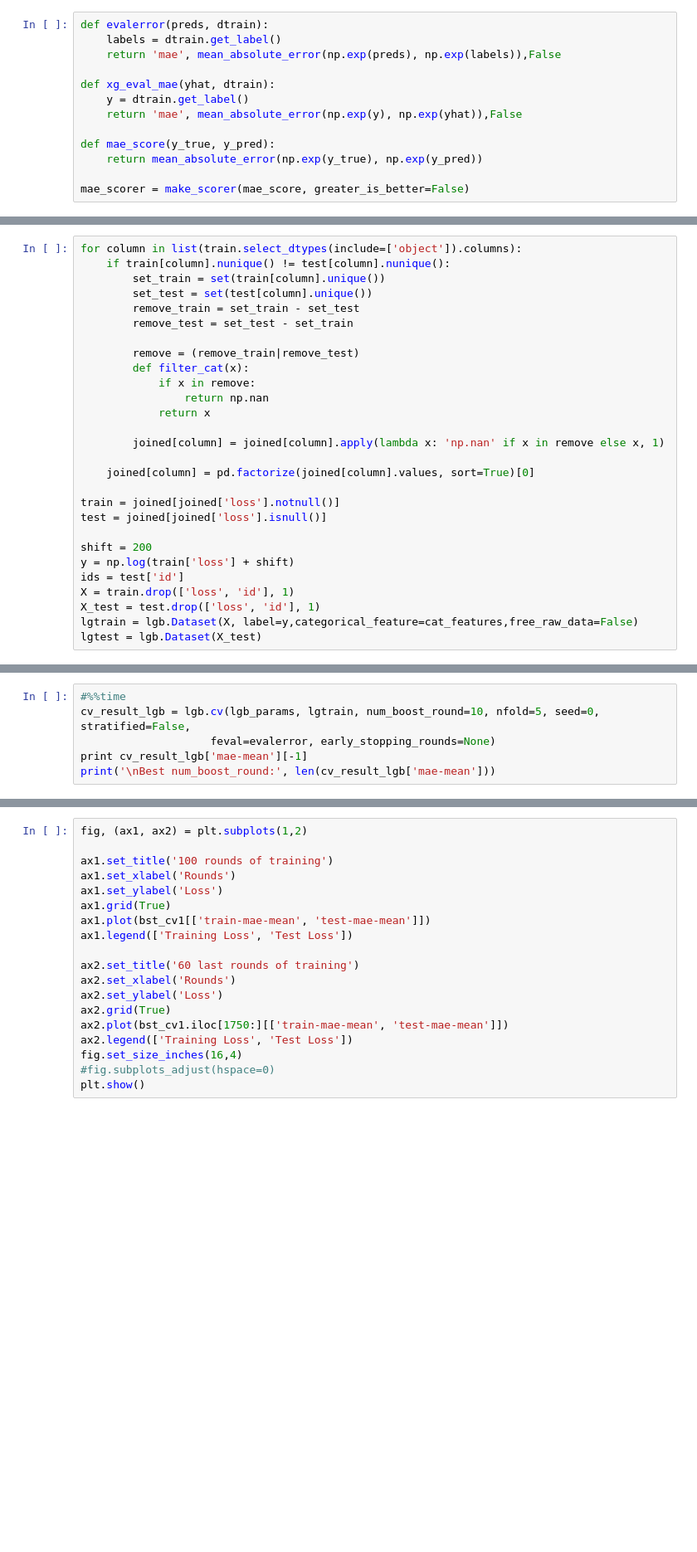
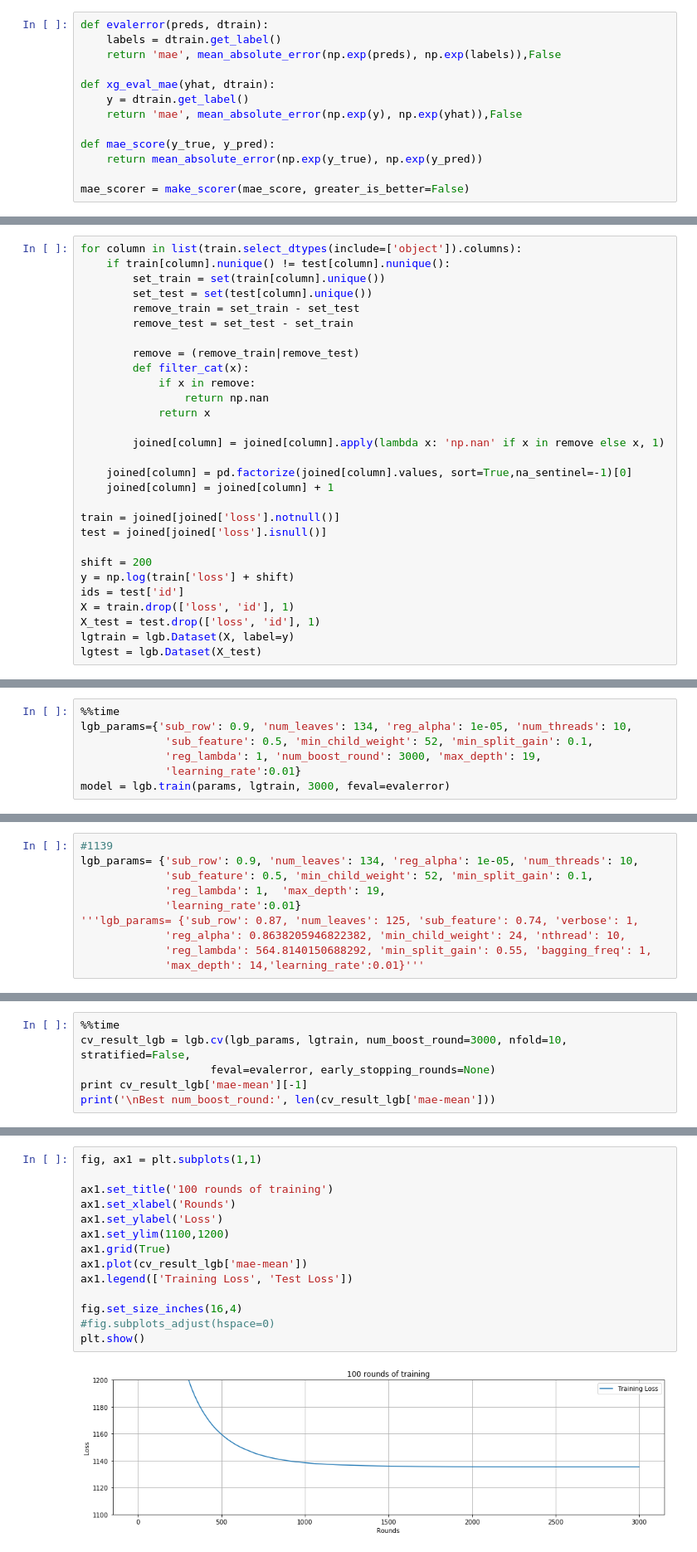
Before and after one commit to ShichengChen/kaggle, a Jupyter notebook: AllstateClaimsSeverity/lgbtune.ipynb, the cells around one changed output, grey strips where cells are left out. Shown at 83% size. Saved outputs shown, nothing was run; the diff lists cells and outputs as text; blank space fills up the shorter version.

```diff
--- a/AllstateClaimsSeverity/lgbtune.ipynb
+++ b/AllstateClaimsSeverity/lgbtune.ipynb
@@ -79,7 +80,8 @@ for column in list(train.select_dtypes(include=['object']).columns):
 
         joined[column] = joined[column].apply(lambda x: 'np.nan' if x in remove else x, 1)
 
-    joined[column] = pd.factorize(joined[column].values, sort=True)[0]
+    joined[column] = pd.factorize(joined[column].values, sort=True,na_sentinel=-1)[0]
+    joined[column] = joined[column] + 1
 
 train = joined[joined['loss'].notnull()]
 test = joined[joined['loss'].isnull()]
@@ -89,5 +91,5 @@ y = np.log(train['loss'] + shift)
 ids = test['id']
 X = train.drop(['loss', 'id'], 1)
 X_test = test.drop(['loss', 'id'], 1)
-lgtrain = lgb.Dataset(X, label=y,categorical_feature=cat_features,free_raw_data=False)
+lgtrain = lgb.Dataset(X, label=y)
 lgtest = lgb.Dataset(X_test)
@@ -127,0 +96,7 @@ lgb_params={ 'nthread': 10,
+# %%
+%%time
+lgb_params={'sub_row': 0.9, 'num_leaves': 134, 'reg_alpha': 1e-05, 'num_threads': 10,
+             'sub_feature': 0.5, 'min_child_weight': 52, 'min_split_gain': 0.1,
+             'reg_lambda': 1, 'num_boost_round': 3000, 'max_depth': 19,
+             'learning_rate':0.01}
+model = lgb.train(params, lgtrain, 3000, feval=evalerror)
@@ -127,0 +112,10 @@ lgb_params={ 'nthread': 10,
+# %%
+#1139
+lgb_params= {'sub_row': 0.9, 'num_leaves': 134, 'reg_alpha': 1e-05, 'num_threads': 10,
+             'sub_feature': 0.5, 'min_child_weight': 52, 'min_split_gain': 0.1,
+             'reg_lambda': 1,  'max_depth': 19,
+             'learning_rate':0.01}
+'''lgb_params= {'sub_row': 0.87, 'num_leaves': 125, 'sub_feature': 0.74, 'verbose': 1,
+             'reg_alpha': 0.8638205946822382, 'min_child_weight': 24, 'nthread': 10,
+             'reg_lambda': 564.8140150688292, 'min_split_gain': 0.55, 'bagging_freq': 1,
+             'max_depth': 14,'learning_rate':0.01}'''
@@ -128,6 +124,6 @@ lgb_params={ 'nthread': 10,
 # %%
-#%%time
-cv_result_lgb = lgb.cv(lgb_params, lgtrain, num_boost_round=10, nfold=5, seed=0, stratified=False,
+%%time
+cv_result_lgb = lgb.cv(lgb_params, lgtrain, num_boost_round=3000, nfold=10, stratified=False,
                     feval=evalerror, early_stopping_rounds=None)
 print cv_result_lgb['mae-mean'][-1]
 print('\nBest num_boost_round:', len(cv_result_lgb['mae-mean']))
@@ -143,22 +147,19 @@ print('\nBest num_boost_round:', len(cv_result_lgb['mae-mean']))
 # %%
-fig, (ax1, ax2) = plt.subplots(1,2)
+fig, ax1 = plt.subplots(1,1)
 
 ax1.set_title('100 rounds of training')
 ax1.set_xlabel('Rounds')
 ax1.set_ylabel('Loss')
+ax1.set_ylim(1100,1200)
 ax1.grid(True)
-ax1.plot(bst_cv1[['train-mae-mean', 'test-mae-mean']])
+ax1.plot(cv_result_lgb['mae-mean'])
 ax1.legend(['Training Loss', 'Test Loss'])
 
-ax2.set_title('60 last rounds of training')
-ax2.set_xlabel('Rounds')
-ax2.set_ylabel('Loss')
-ax2.grid(True)
-ax2.plot(bst_cv1.iloc[1750:][['train-mae-mean', 'test-mae-mean']])
-ax2.legend(['Training Loss', 'Test Loss'])
 fig.set_size_inches(16,4)
 #fig.subplots_adjust(hspace=0)
 plt.show()
+# %% [output]
+[figure, added]
 # %%
 from sklearn.model_selection import StratifiedKFold
 Xt = np.zeros((1000,100))
```
Also changed, not shown: parts of 35 cells of this notebook, 7 other files.
